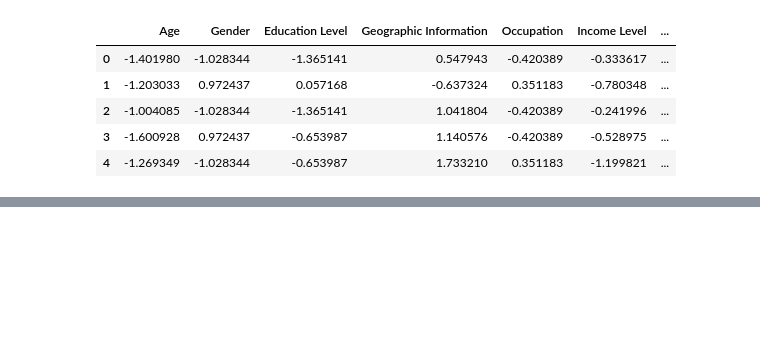
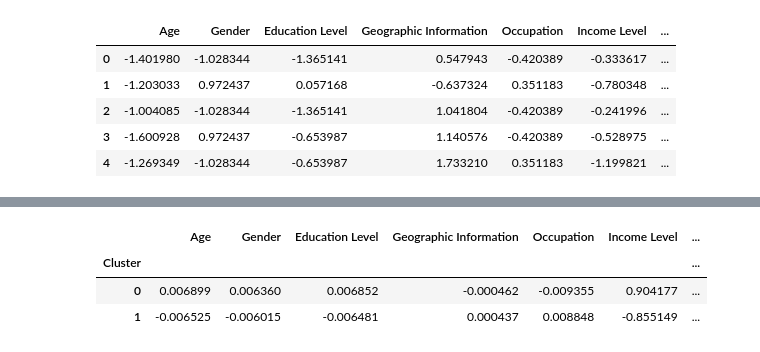
Before and after one commit to NiveditaDP/customer-segmentation-unsupervised, a Jupyter notebook: notebooks/06_visualization.ipynb, the cells around one changed output, grey strips where cells are left out. Cells and saved outputs as stored; diff of their text form; code cells hidden in the pictures; blank space fills up the shorter version.

```diff
--- a/notebooks/06_visualization.ipynb
+++ b/notebooks/06_visualization.ipynb
@@ -74,0 +57,9 @@ FileNotFoundError: [Errno 2] No such file or directory: '../results/metrics/kmea
+# %%
+cluster_summary = df.groupby("Cluster").mean()
+
+cluster_summary
+# %% [output]
+|  | Age | Gender | Education Level | Geographic Information | Occupation | Income Level | ... |
+| Cluster |  |  |  |  |  |  | ... |
+| 0 | 0.006899 | 0.006360 | 0.006852 | -0.000462 | -0.009355 | 0.904177 | ... |
+| 1 | -0.006525 | -0.006015 | -0.006481 | 0.000437 | 0.008848 | -0.855149 | ... |
```
Also changed, not shown: parts of 15 cells of this notebook, 8 other files.
